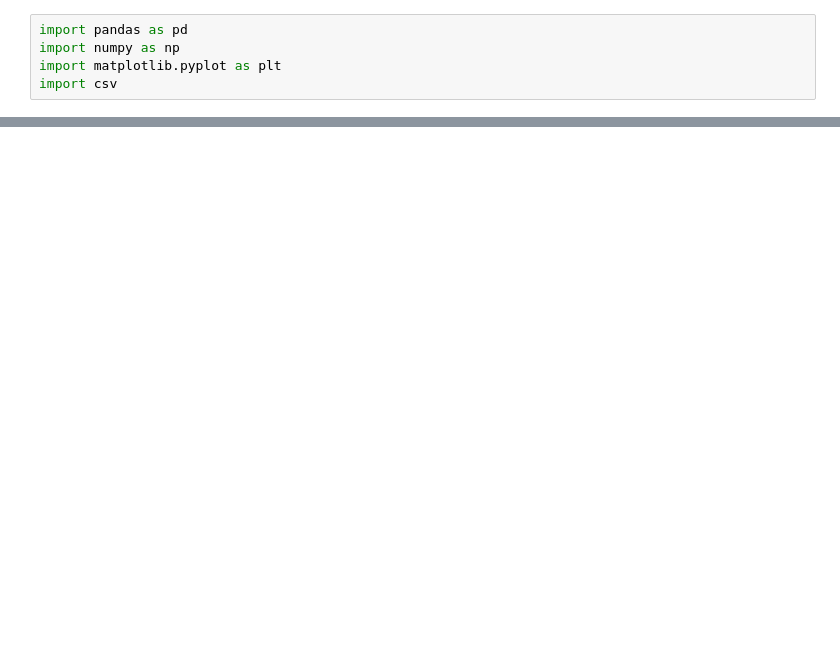
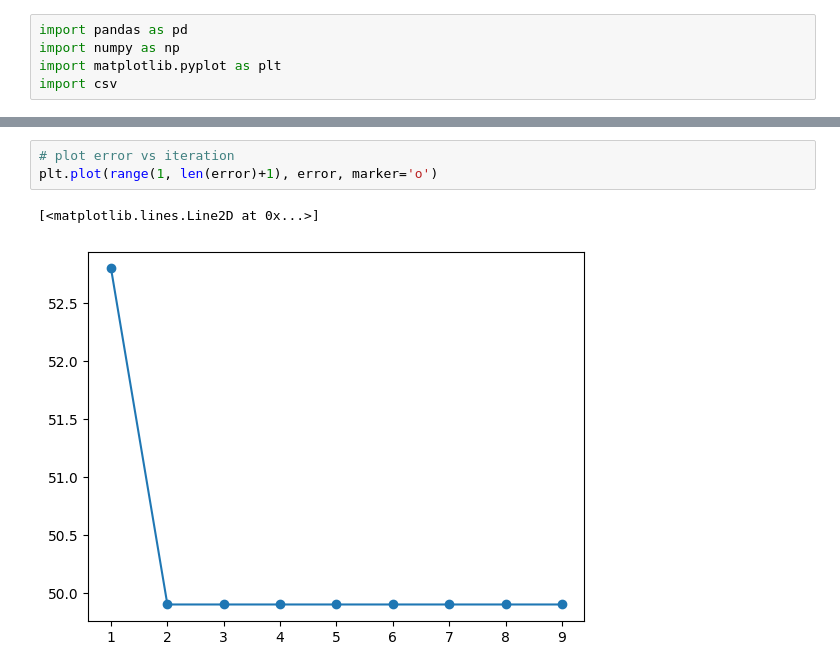
Before and after one commit to jainl28patel/BE-350-ML_DL, a Jupyter notebook: tut1/Non-LinearSeperable-Pocket.ipynb, the cells around one changed output, grey strips where cells are left out. Cells and saved outputs as stored; diff of their text form; blank space fills up the shorter version.

```diff
--- a/tut1/Non-LinearSeperable-Pocket.ipynb
+++ b/tut1/Non-LinearSeperable-Pocket.ipynb
@@ -85,0 +85,6 @@ plt.show()
+# %%
+# plot error vs iteration
+plt.plot(range(1, len(error)+1), error, marker='o')
+# %% [output]
+[<matplotlib.lines.Line2D at 0x...>]
+[figure, added]
```
Also changed, not shown: parts of 4 cells of this notebook, 7 other files.
